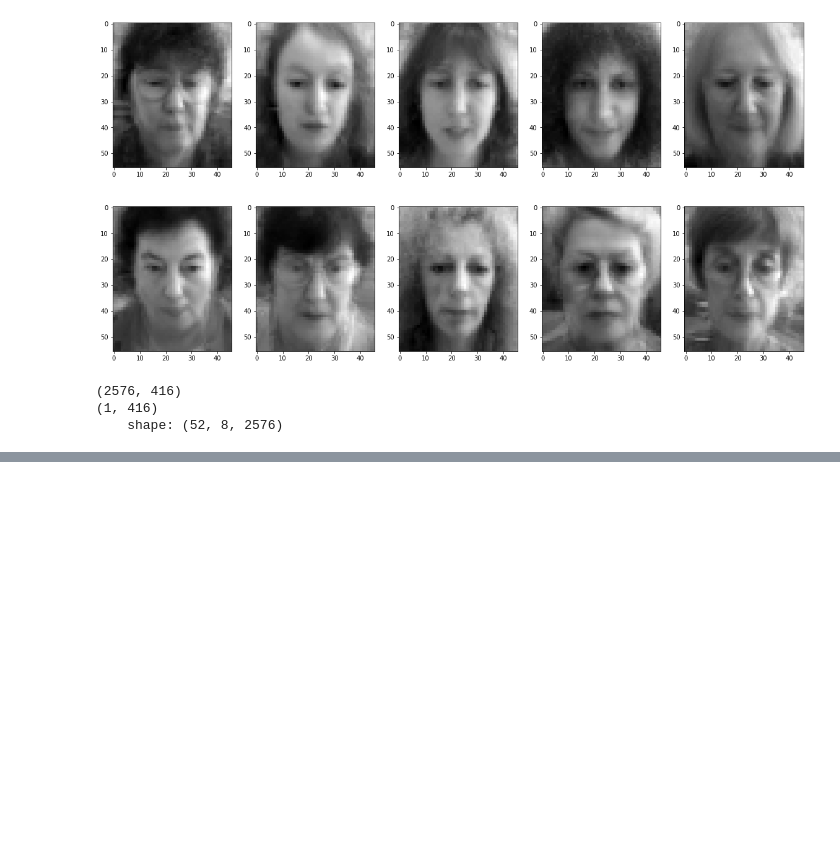
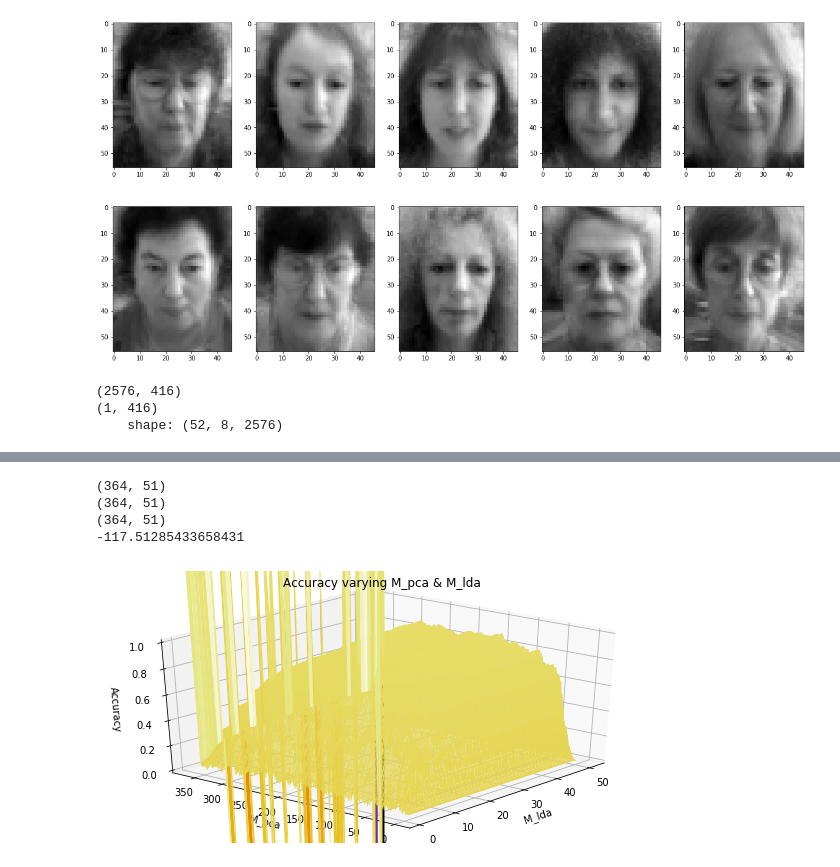
Before and after one commit to pedromonteiro18/Pattern_Recognition, a Jupyter notebook: Q3.ipynb, the cells around one changed output, grey strips where cells are left out. Drawn from its saved outputs; the diff is of its cells as text; code cells hidden in the pictures; blank space fills up the shorter version.

```diff
--- a/Q3.ipynb
+++ b/Q3.ipynb
@@ -129,10 +129,12 @@ def SWSB(bag_subspaces, X_bar_bag):
     return S_W, S_B
 # %%
 S_W, S_B = SWSB(train_subspaces, mean_face)
+rank_SB = np.linalg.matrix_rank(S_B)
+rank_SW = np.linalg.matrix_rank(S_W)
 print('S_B: {}'.format(S_B.shape))
-print('Rank of S_B:', np.linalg.matrix_rank(S_B))
+print('Rank of S_B:', rank_SB)
 print('S_W: {}'.format(S_W.shape))
-print('Rank of S_W:', np.linalg.matrix_rank(S_W))
+print('Rank of S_W:', rank_SW)
 # %% [output]
 S_B: (2576, 2576)
 Rank of S_B: 51
@@ -198,0 +413,30 @@ Accuracy: 92
+# %%
+
+from mpl_toolkits import mplot3d
+
+x = np.linspace(1, M_lda_range, M_lda_range)
+y = np.linspace(1, M_pca_range, M_pca_range)
+
+X, Y = np.meshgrid(x, y)
+
+print(acc_array.shape)
+print(X.shape)
+print(Y.shape)
+print(acc_array.min())
+fig = plt.figure(figsize=[10,5])
+ax = plt.axes(projection='3d')
+ax.plot_surface(X, Y, acc_array, rstride=1, cstride=1,
+                cmap=plt.cm.CMRmap, edgecolor='none')
+ax.set_title('Accuracy varying M_pca & M_lda');
+ax.set_xlabel('M_lda')
+ax.set_ylabel('M_pca')
+ax.set_zlim3d(0,1)
+ax.set_zlabel('Accuracy');
+
+ax.view_init(30, 220)
+# %% [output]
+(364, 51)
+(364, 51)
+(364, 51)
+-117.51285433658431
+[figure, added]
```
Also changed, not shown: parts of 2 cells of this notebook.
